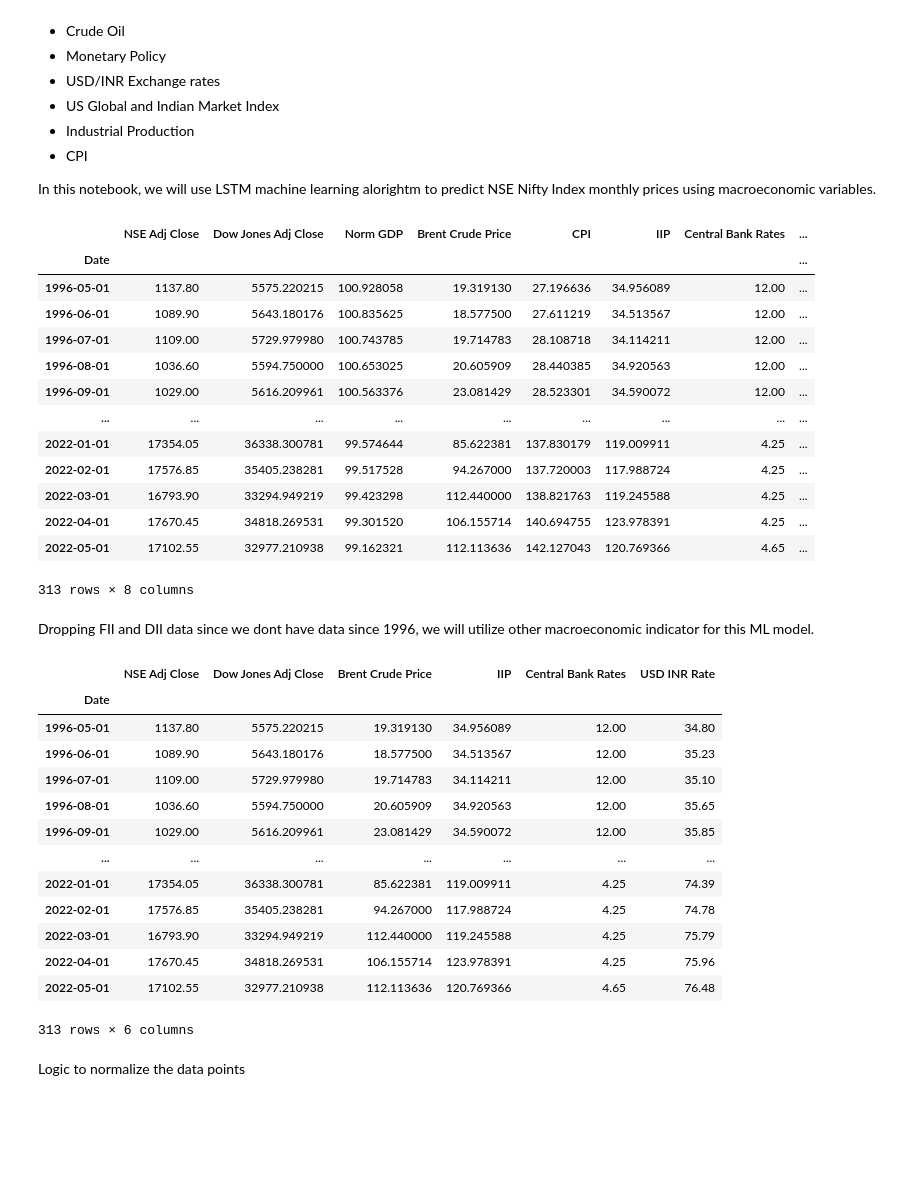
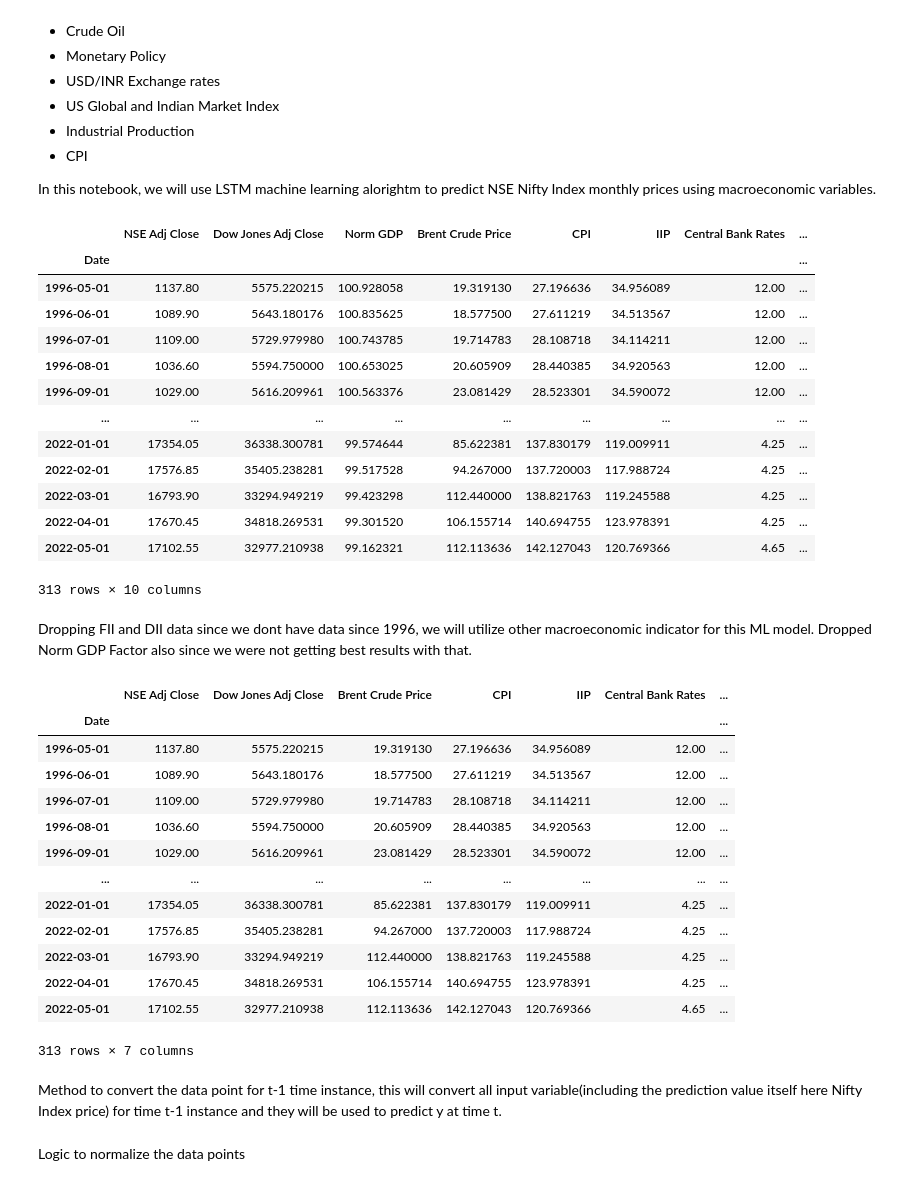
Before and after one commit to achinkumargupta/WQU-Capstone-Project-Group-14, a Jupyter notebook: Capstone_project_Group_14_Step_3_Modelling_and_Evaluation_LSTM.ipynb, the cells around one changed output. Drawn from its saved outputs; the diff is of its cells as text; code cells hidden in the pictures; blank space fills up the shorter version.

```diff
--- a/Capstone_project_Group_14_Step_3_Modelling_and_Evaluation_LSTM.ipynb
+++ b/Capstone_project_Group_14_Step_3_Modelling_and_Evaluation_LSTM.ipynb
@@ -43,7 +43,7 @@ from matplotlib import pyplot
 from sklearn.metrics import confusion_matrix, mean_squared_error, r2_score
 # %%
 # Read the input file and set Date as the index
-input_data_df = pd.read_csv("indexs_and_macroeconomic_data_1996.csv")
+input_data_df = pd.read_csv("indexs_and_macroeconomic_data.csv")
 input_data_df.rename(columns = {'Unnamed: 0':'Date'}, inplace = True)
 input_data_df = input_data_df.set_index('Date')
 input_data_df
@@ -61,27 +61,29 @@ input_data_df
 | 2022-03-01 | 16793.90 | 33294.949219 | 99.423298 | 112.440000 | 138.821763 | 119.245588 | 4.25 | ... |
 | 2022-04-01 | 17670.45 | 34818.269531 | 99.301520 | 106.155714 | 140.694755 | 123.978391 | 4.25 | ... |
 | 2022-05-01 | 17102.55 | 32977.210938 | 99.162321 | 112.113636 | 142.127043 | 120.769366 | 4.65 | ... |
-313 rows × 8 columns
+313 rows × 10 columns
 # %% [markdown]
-Dropping FII and DII data since we dont have data since 1996, we will utilize other macroeconomic indicator for this ML model.
+Dropping FII and DII data since we dont have data since 1996, we will utilize other macroeconomic indicator for this ML model. Dropped Norm GDP Factor also since we were not getting best results with that.
 # %%
-input_data_df = input_data_df.drop(columns=['Norm GDP','CPI'])
+input_data_df = input_data_df.drop(columns=['FII Net Purchase or Sales','DII Net Purchase or Sales','Norm GDP'])
 input_data_df
 # %% [output]
-|  | NSE Adj Close | Dow Jones Adj Close | Brent Crude Price | IIP | Central Bank Rates | USD INR Rate |
-| Date |  |  |  |  |  |  |
-| 1996-05-01 | 1137.80 | 5575.220215 | 19.319130 | 34.956089 | 12.00 | 34.80 |
-| 1996-06-01 | 1089.90 | 5643.180176 | 18.577500 | 34.513567 | 12.00 | 35.23 |
-| 1996-07-01 | 1109.00 | 5729.979980 | 19.714783 | 34.114211 | 12.00 | 35.10 |
-| 1996-08-01 | 1036.60 | 5594.750000 | 20.605909 | 34.920563 | 12.00 | 35.65 |
-| 1996-09-01 | 1029.00 | 5616.209961 | 23.081429 | 34.590072 | 12.00 | 35.85 |
-| ... | ... | ... | ... | ... | ... | ... |
-| 2022-01-01 | 17354.05 | 36338.300781 | 85.622381 | 119.009911 | 4.25 | 74.39 |
-| 2022-02-01 | 17576.85 | 35405.238281 | 94.267000 | 117.988724 | 4.25 | 74.78 |
-| 2022-03-01 | 16793.90 | 33294.949219 | 112.440000 | 119.245588 | 4.25 | 75.79 |
-| 2022-04-01 | 17670.45 | 34818.269531 | 106.155714 | 123.978391 | 4.25 | 75.96 |
-| 2022-05-01 | 17102.55 | 32977.210938 | 112.113636 | 120.769366 | 4.65 | 76.48 |
+|  | NSE Adj Close | Dow Jones Adj Close | Brent Crude Price | CPI | IIP | Central Bank Rates | ... |
+| Date |  |  |  |  |  |  | ... |
+| 1996-05-01 | 1137.80 | 5575.220215 | 19.319130 | 27.196636 | 34.956089 | 12.00 | ... |
+| 1996-06-01 | 1089.90 | 5643.180176 | 18.577500 | 27.611219 | 34.513567 | 12.00 | ... |
+| 1996-07-01 | 1109.00 | 5729.979980 | 19.714783 | 28.108718 | 34.114211 | 12.00 | ... |
+| 1996-08-01 | 1036.60 | 5594.750000 | 20.605909 | 28.440385 | 34.920563 | 12.00 | ... |
+| 1996-09-01 | 1029.00 | 5616.209961 | 23.081429 | 28.523301 | 34.590072 | 12.00 | ... |
+| ... | ... | ... | ... | ... | ... | ... | ... |
+| 2022-01-01 | 17354.05 | 36338.300781 | 85.622381 | 137.830179 | 119.009911 | 4.25 | ... |
+| 2022-02-01 | 17576.85 | 35405.238281 | 94.267000 | 137.720003 | 117.988724 | 4.25 | ... |
+| 2022-03-01 | 16793.90 | 33294.949219 | 112.440000 | 138.821763 | 119.245588 | 4.25 | ... |
+| 2022-04-01 | 17670.45 | 34818.269531 | 106.155714 | 140.694755 | 123.978391 | 4.25 | ... |
+| 2022-05-01 | 17102.55 | 32977.210938 | 112.113636 | 142.127043 | 120.769366 | 4.65 | ... |
-313 rows × 6 columns
+313 rows × 7 columns
+# %% [markdown]
+Method to convert the data point for t-1 time instance, this will convert all input variable(including the prediction value itself here Nifty Index price) for time t-1 instance and they will be used to predict y at time t.
 # %%
 # Convert series for supervised learning
 def series_to_supervised(data, n_in=1, n_out=1, dropnan=True):
```
Also changed, not shown: parts of 5 cells of this notebook.
